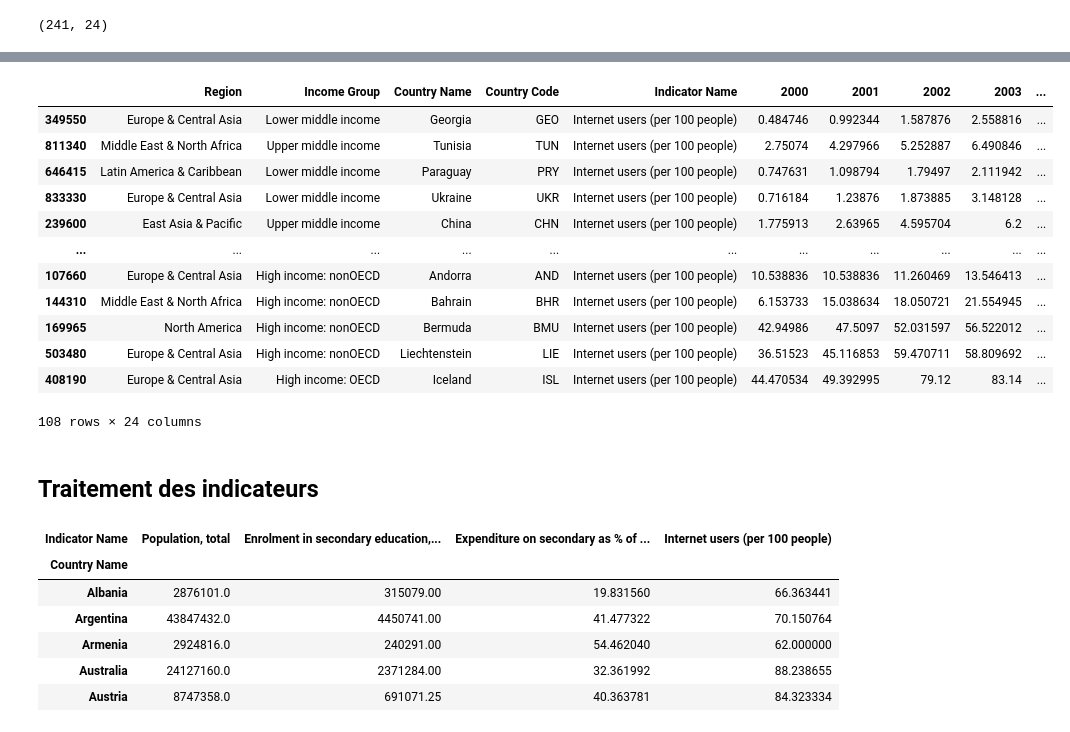
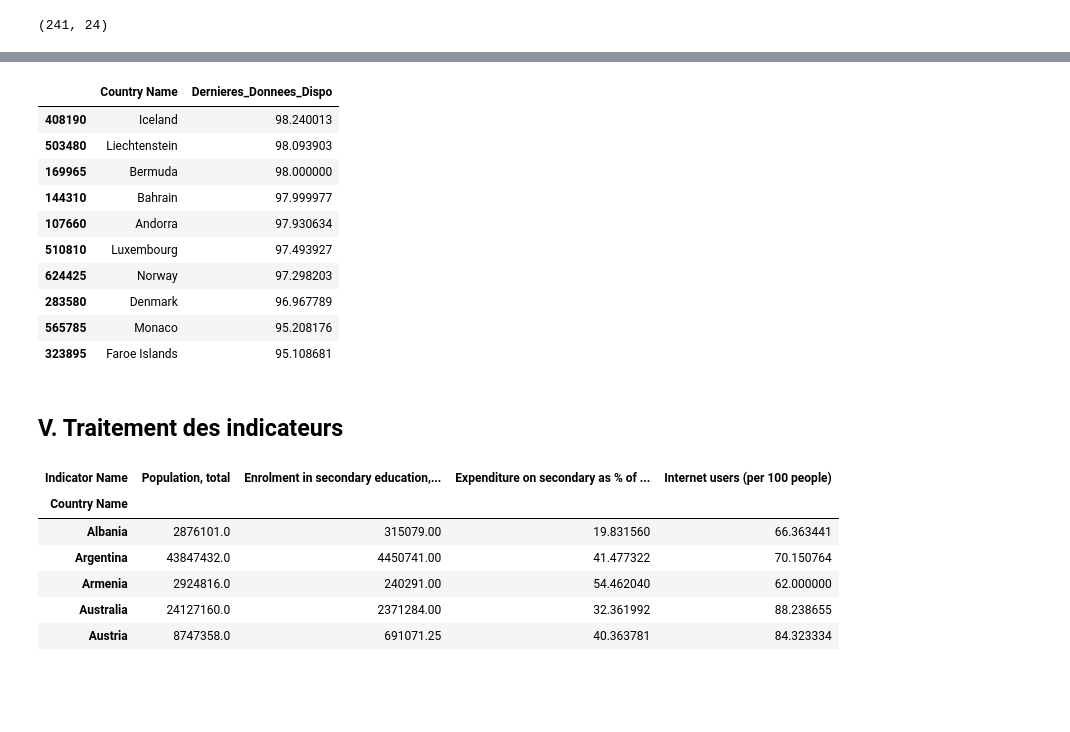
Before and after one commit to Charlotte-1987/openclassroom-projet2, a Jupyter notebook: notebook.ipynb, the cells around one changed output, grey strips where cells are left out. Drawn from its saved outputs; the diff is of its cells as text; code cells hidden in the pictures; blank space fills up the shorter version.

```diff
--- a/notebook.ipynb
+++ b/notebook.ipynb
@@ -647,3 +843,7 @@ df_internet_complet.groupby('Income Group').median('Dernières données à jour'
 | Low income | 11.541593 |
 | Lower middle income | 29.204401 |
 | Upper middle income | 54.818771 |
+# %%
+# Supprime les régions et les incomes groupe
+
+df_internet_selection = df_internet_complet.dropna(subset=['Region'])
@@ -650,2 +871,4 @@ df_internet_complet.groupby('Income Group').median('Dernières données à jour'
 # %%
-df_internet_complet.loc[df_internet_complet['Dernières données à jour'].isnull(),:]
+# On constate que ce ne sont pas des pays à fort attrait pour notre projet => suppression des lignes
+
+df_internet_selection = df_internet_selection.dropna(axis = 0, how = 'any')
@@ -666,34 +875,27 @@ df_internet_complet.loc[df_internet_complet['Dernières données à jour'].isnul
 # %%
-# EN COURS DE CODAGE POUR CHAQUE INDICATEUR: METTRE MEDIANE DANS DERNIERES DONNEES
-#
-# for index in data_na.index:
-#    if df_internet_complet.loc[:,'Income Group'] == 'High income: OECD':
-#        then df_internet_complet.loc[:, 'Dernières données à jour'] = 87.237335
-#    else
-#        df_internet_complet.loc[:, 'Dernières données à jour'] = 0
+# supprimer les lignes avec dernières données < 50% d'utilisateurs internet
+
+seuil_connecte = 50
+df_internet_selection = df_internet_selection.drop(df_internet_selection[df_internet_selection['Dernieres_Donnees_Dispo'] < seuil_connecte].index)
 # %%
 # supprimer les lignes avec NAN
 df_internet_suppr_NAN = df_internet_complet.dropna(axis = 0, how = 'any')
-# %%
-# supprimer les lignes avec dernières données < 60
-peu_connecte = 50
-df_internet_selection = df_internet_suppr_NAN.drop(df_internet_suppr_NAN[df_internet_suppr_NAN ['Dernières données à jour'] < peu_connecte].index)
 # %%
-df_internet_selection.sort_values('Dernières données à jour', ascending = True)
+# Quels sont les pays avec le plus d'utilisateurs d'internet?
+
+df_internet_selection.loc[:,['Country Name','Dernieres_Donnees_Dispo']].sort_values('Dernieres_Donnees_Dispo', ascending = False).head(10)
 # %% [output]
-|  | Region | Income Group | Country Name | Country Code | Indicator Name | 2000 | 2001 | 2002 | 2003 | ... |
-| 349550 | Europe & Central Asia | Lower middle income | Georgia | GEO | Internet users (per 100 people) | 0.484746 | 0.992344 | 1.587876 | 2.558816 | ... |
-| 811340 | Middle East & North Africa | Upper middle income | Tunisia | TUN | Internet users (per 100 people) | 2.75074 | 4.297966 | 5.252887 | 6.490846 | ... |
-| 646415 | Latin America & Caribbean | Lower middle income | Paraguay | PRY | Internet users (per 100 people) | 0.747631 | 1.098794 | 1.79497 | 2.111942 | ... |
-| 833330 | Europe & Central Asia | Lower middle income | Ukraine | UKR | Internet users (per 100 people) | 0.716184 | 1.23876 | 1.873885 | 3.148128 | ... |
-| 239600 | East Asia & Pacific | Upper middle income | China | CHN | Internet users (per 100 people) | 1.775913 | 2.63965 | 4.595704 | 6.2 | ... |
-| ... | ... | ... | ... | ... | ... | ... | ... | ... | ... | ... |
-| 107660 | Europe & Central Asia | High income: nonOECD | Andorra | AND | Internet users (per 100 people) | 10.538836 | 10.538836 | 11.260469 | 13.546413 | ... |
-| 144310 | Middle East & North Africa | High income: nonOECD | Bahrain | BHR | Internet users (per 100 people) | 6.153733 | 15.038634 | 18.050721 | 21.554945 | ... |
-| 169965 | North America | High income: nonOECD | Bermuda | BMU | Internet users (per 100 people) | 42.94986 | 47.5097 | 52.031597 | 56.522012 | ... |
-| 503480 | Europe & Central Asia | High income: nonOECD | Liechtenstein | LIE | Internet users (per 100 people) | 36.51523 | 45.116853 | 59.470711 | 58.809692 | ... |
-| 408190 | Europe & Central Asia | High income: OECD | Iceland | ISL | Internet users (per 100 people) | 44.470534 | 49.392995 | 79.12 | 83.14 | ... |
+|  | Country Name | Dernieres_Donnees_Dispo |
+| 408190 | Iceland | 98.240013 |
+| 503480 | Liechtenstein | 98.093903 |
+| 169965 | Bermuda | 98.000000 |
+| 144310 | Bahrain | 97.999977 |
+| 107660 | Andorra | 97.930634 |
+| 510810 | Luxembourg | 97.493927 |
+| 624425 | Norway | 97.298203 |
+| 283580 | Denmark | 96.967789 |
+| 565785 | Monaco | 95.208176 |
+| 323895 | Faroe Islands | 95.108681 |
-108 rows × 24 columns
 # %% [markdown]
-## Traitement des indicateurs
+## V. Traitement des indicateurs
 # %%
```
Also changed, not shown: parts of 131 cells of this notebook.
